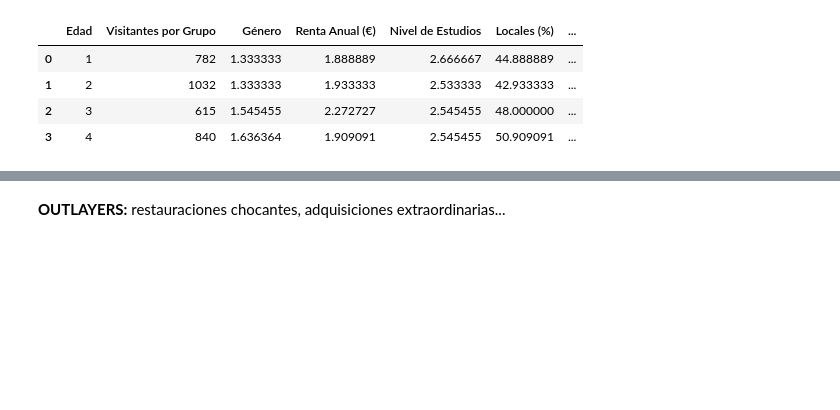
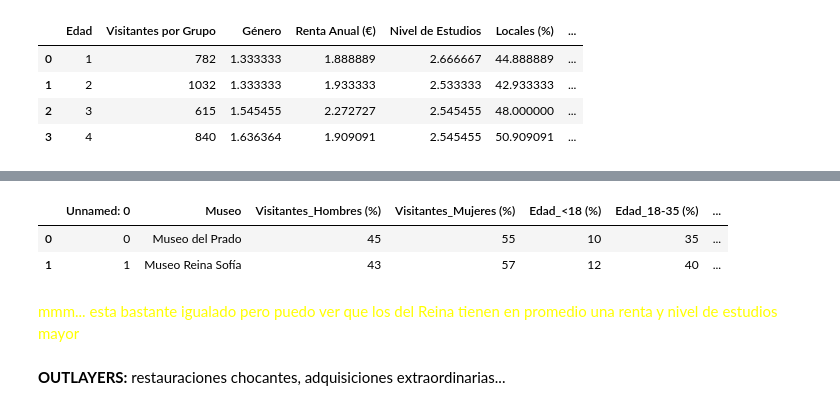
Before and after one commit to pgf3712/EDA_Madrid_Museums, a Jupyter notebook: 3-EDA_DESAROLLO.ipynb, the cells around one changed output, grey strips where cells are left out. Cells and saved outputs as stored; diff of their text form; code cells hidden in the pictures; blank space fills up the shorter version.

```diff
--- a/3-EDA_DESAROLLO.ipynb
+++ b/3-EDA_DESAROLLO.ipynb
@@ -968,2 +1099,11 @@ romanticismo_limpio
+# %%
+visitantes_winners = visitantes.head(2)
+visitantes_winners
+# %% [output]
+|  | Unnamed: 0 | Museo | Visitantes_Hombres (%) | Visitantes_Mujeres (%) | Edad_<18 (%) | Edad_18-35 (%) | ... |
+| 0 | 0 | Museo del Prado | 45 | 55 | 10 | 35 | ... |
+| 1 | 1 | Museo Reina Sofía | 43 | 57 | 12 | 40 | ... |
+# %% [markdown]
+<span style="color: yellow">mmm... esta bastante igualado pero puedo ver que los del Reina tienen en promedio una renta y nivel de estudios mayor</span>
 # %% [markdown]
 **OUTLAYERS:** restauraciones chocantes, adquisiciones extraordinarias...
```
Also changed, not shown: parts of 22 cells of this notebook, 3 other files.
